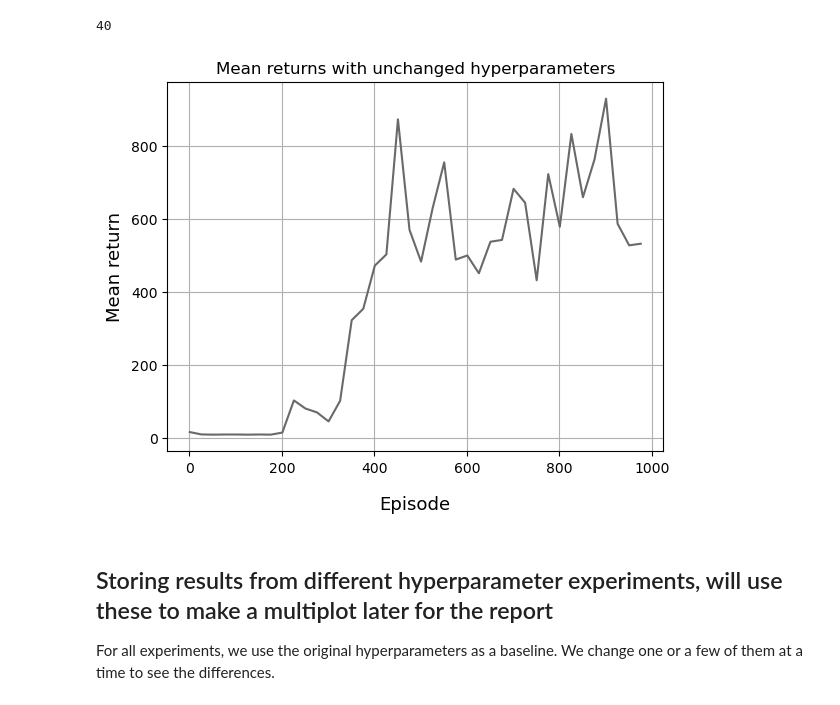
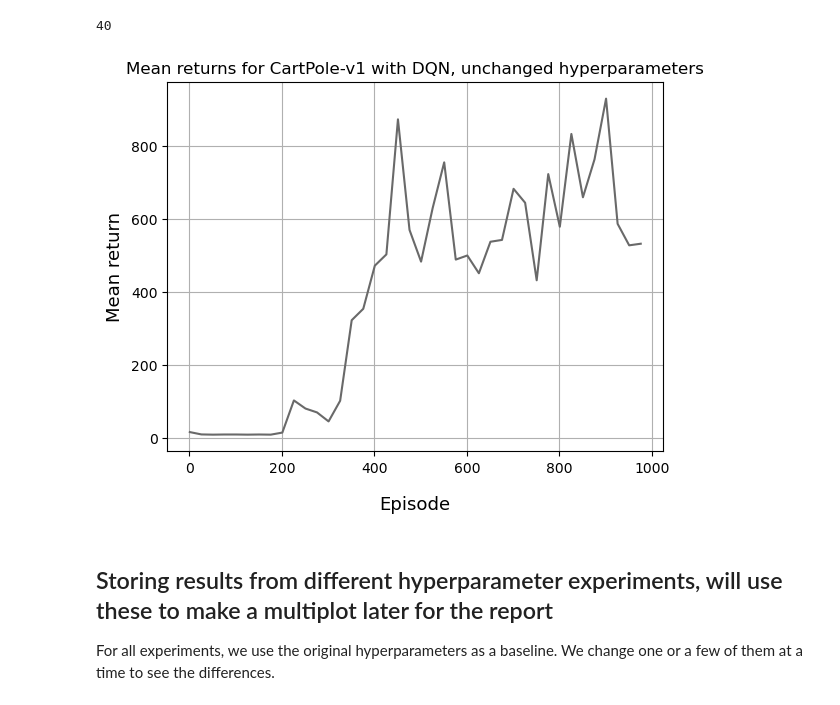
Before and after one commit to emiresenov/RL-Project, a Jupyter notebook: RL-project.ipynb, the cells around one changed output. Saved outputs shown, nothing was run; the diff lists cells and outputs as text; code cells hidden in the pictures.

```diff
--- a/RL-project.ipynb
+++ b/RL-project.ipynb
@@ -64,13 +64,13 @@ len(mean_returns)
 40
 # %%
 plt.plot(episodes, mean_returns, color="dimgray")
-plt.title("Mean returns with unchanged hyperparameters")
+plt.title("Mean returns for CartPole-v1 with DQN, unchanged hyperparameters")
 plt.xlabel("Episode", fontsize=13, labelpad=15)
 plt.ylabel("Mean return", fontsize=13, labelpad=5)
 plt.grid()
 plt.show()
 # %% [output]
-[figure, old version]
+[figure, new version]
 # %% [markdown]
 ## Storing results from different hyperparameter experiments, will use these to make a multiplot later for the report
 
```
Also changed, not shown: parts of 3 cells of this notebook, 14 other files.
